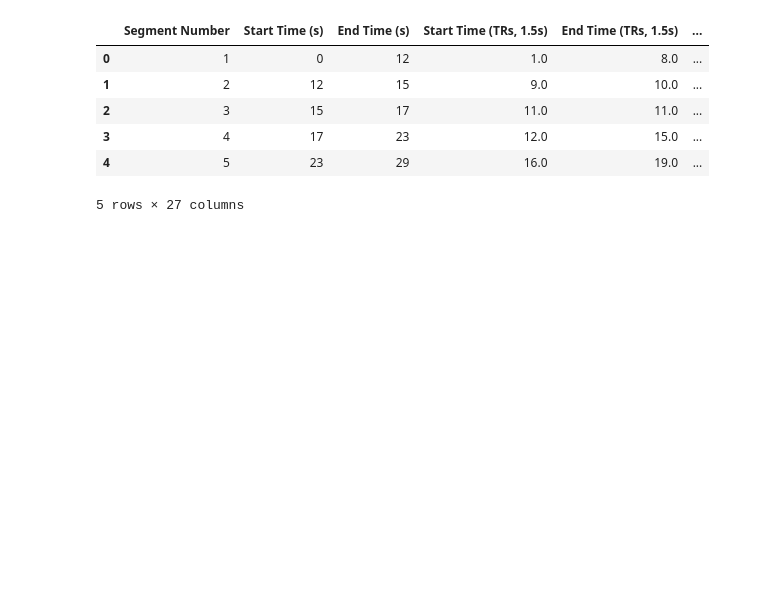
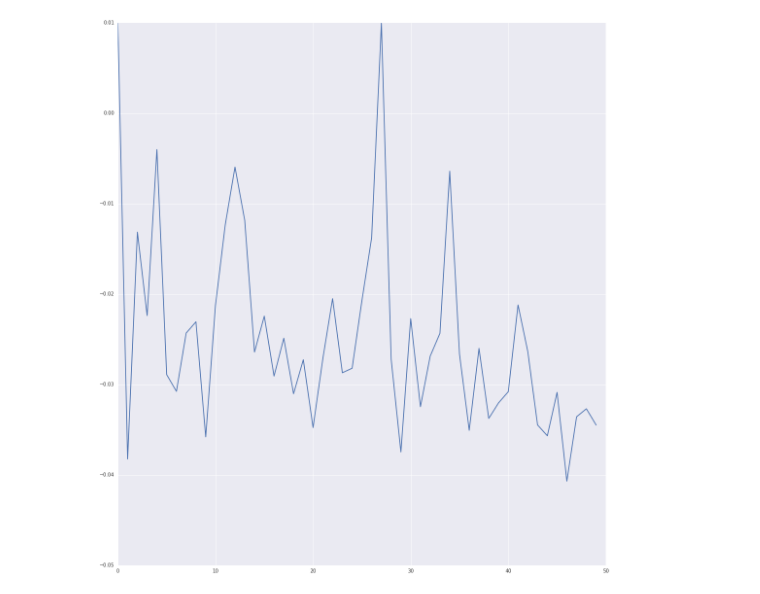
Before and after one commit to vassiki/mind_2018, a Jupyter notebook: projects/notebooks/annotation_nlp.ipynb, the cells around one changed output. Saved outputs shown, nothing was run; the diff lists cells and outputs as text; code cells hidden in the pictures; blank space fills up the shorter version.

```diff
--- a/projects/notebooks/annotation_nlp.ipynb
+++ b/projects/notebooks/annotation_nlp.ipynb
@@ -288,13 +140,3 @@ df["Surprise Diff"] = df["Semantic Point"].diff()
 #             compare with feature vectors all description in each segment
 # %%
 # add them up
-# %%
-df.head()
-# %% [output]
-|  | Segment Number | Start Time (s) | End Time (s) | Start Time (TRs, 1.5s) | End Time (TRs, 1.5s) | ... |
-| 0 | 1 | 0 | 12 | 1.0 | 8.0 | ... |
-| 1 | 2 | 12 | 15 | 9.0 | 10.0 | ... |
-| 2 | 3 | 15 | 17 | 11.0 | 11.0 | ... |
-| 3 | 4 | 17 | 23 | 12.0 | 15.0 | ... |
-| 4 | 5 | 23 | 29 | 16.0 | 19.0 | ... |
-5 rows × 27 columns
@@ -300,0 +149,25 @@ df.head()
+# %%
+scene_start_bool = df["Scene Segments"].isnull()
+# this function actually returns some empty unicodes,
+# we have to purge them
+indices = scene_start_bool[scene_start_bool==False].index.tolist()
+
+scene_start_names = df.iloc[indices]["Scene Segments"]
+keep_scenes = scene_start_names[scene_start_names != u' ']
+scene_start_indices = keep_scenes.index.tolist()
+scene_start_indices.append(df.shape[0])
+# %%
+df["Segment Vector"] = ""
+
+seg_info = {"segment":[],"value":[],"annot":[]}
+for i,val in enumerate(scene_start_indices[:-1]):
+    bounds = [val,scene_start_indices[i+1]]
+    # take average of all features vectors within a segment
+    #fv_avg = np.mean(df.iloc[bounds[0]:bounds[1]]["Semantic Point"])
+    fv_avg = np.mean(df.iloc[bounds[0]:bounds[1]]["Average Vector"])
+    #df.at[bounds[0]:bounds[1],"Semantic Vector"] = fv_avg
+    seg_info["segment"].append("segement{0}".format(i+1))
+    seg_info["value"].append(fv_avg)
+    seg_info["annot"].append(df.iloc[val]["Scene Segments"])
+
+cm_df = pd.DataFrame(seg_info)
@@ -300,0 +181,8 @@ df.head()
+# %%
+x = [np.mean(vec) for vec in cm_df["value"]]
+
+plt.figure(figsize=(18,20))
+plt.plot(x)
+plt.show()
+# %% [output]
+[figure, added]
```
Also changed, not shown: parts of 26 cells of this notebook.
